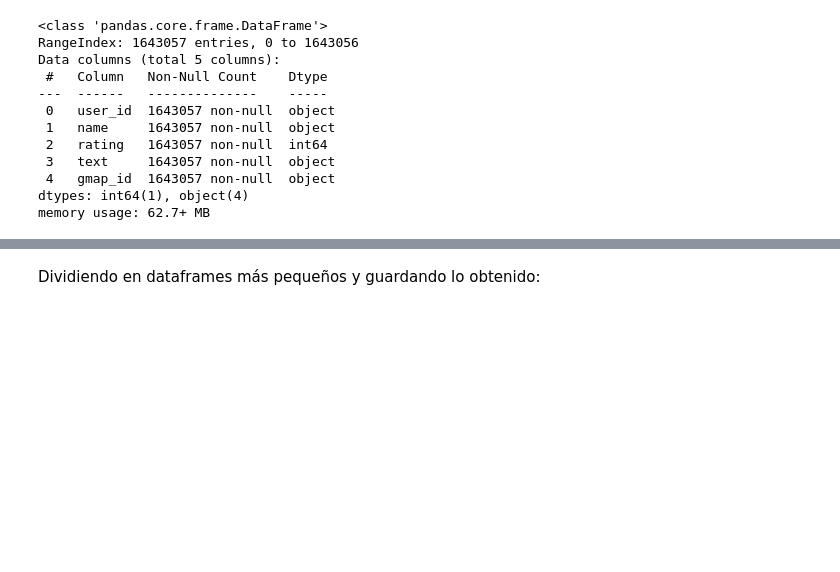
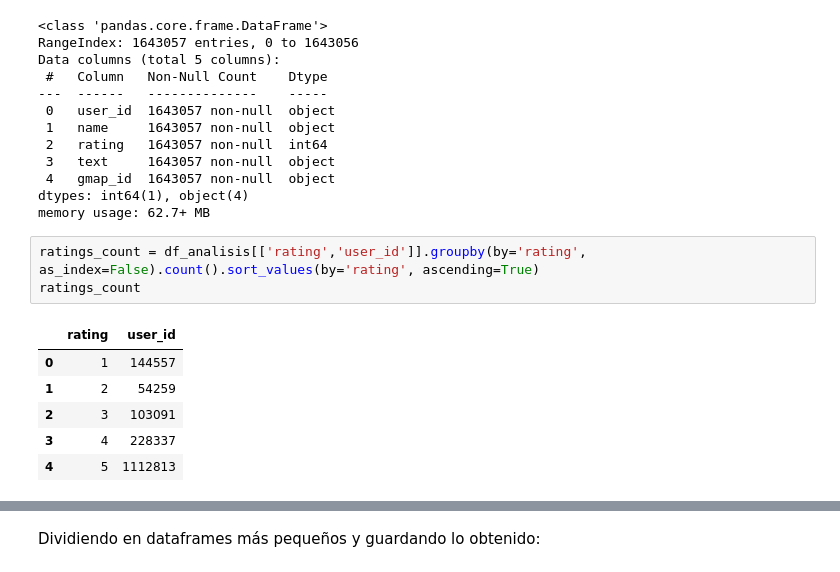
Before and after one commit to nuggi46/PF-Henry, a Jupyter notebook: EDA/reviews_estados/Florida/EDA/EDA_Florida.ipynb, the cells around one changed output, grey strips where cells are left out. Cells and saved outputs as stored; diff of their text form; blank space fills up the shorter version.

```diff
--- a/EDA/reviews_estados/Florida/EDA/EDA_Florida.ipynb
+++ b/EDA/reviews_estados/Florida/EDA/EDA_Florida.ipynb
@@ -254,3 +243,13 @@ Data columns (total 5 columns):
  4   gmap_id  1643057 non-null  object
 dtypes: int64(1), object(4)
 memory usage: 62.7+ MB
+# %%
+ratings_count = df_analisis[['rating','user_id']].groupby(by='rating', as_index=False).count().sort_values(by='rating', ascending=True)
+ratings_count
+# %% [output]
+|  | rating | user_id |
+| 0 | 1 | 144557 |
+| 1 | 2 | 54259 |
+| 2 | 3 | 103091 |
+| 3 | 4 | 228337 |
+| 4 | 5 | 1112813 |
```
Also changed, not shown: parts of 3 cells of this notebook.
